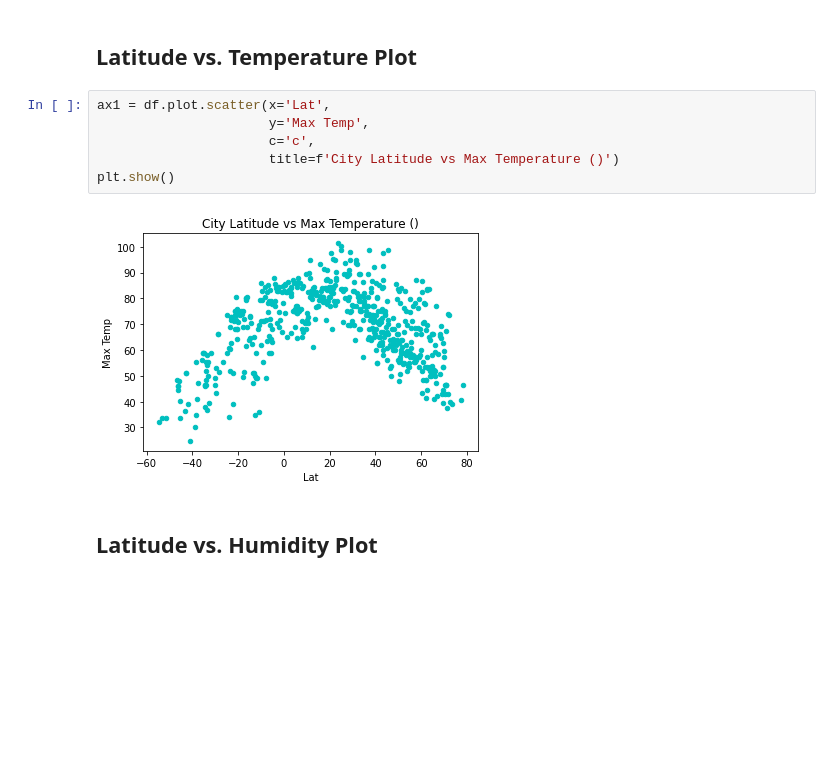
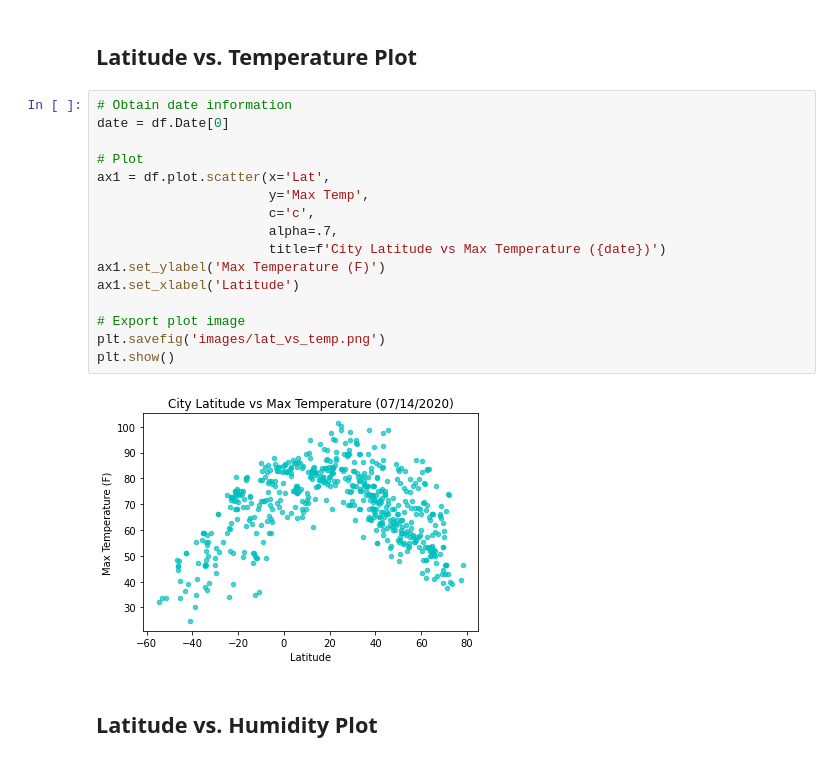
Before and after one commit to szerpa17/API-Challenge, a Jupyter notebook: WeatherPy/WeatherPy.ipynb, the cells around one changed output. Cells and saved outputs as stored; diff of their text form; blank space fills up the shorter version.

Commit message:
created linear regression functions and added plots

```diff
--- a/WeatherPy/WeatherPy.ipynb
+++ b/WeatherPy/WeatherPy.ipynb
@@ -223,12 +223,22 @@ index_list
 # %% [markdown]
 ## Latitude vs. Temperature Plot
 # %%
+# Obtain date information
+date = df.Date[0]
+
+# Plot
 ax1 = df.plot.scatter(x='Lat',
                       y='Max Temp',
                       c='c',
-                      title=f'City Latitude vs Max Temperature ()')
+                      alpha=.7,
+                      title=f'City Latitude vs Max Temperature ({date})')
+ax1.set_ylabel('Max Temperature (F)')
+ax1.set_xlabel('Latitude')
+
+# Export plot image
+plt.savefig('images/lat_vs_temp.png')
 plt.show()
 # %% [output]
-[figure, old version]
+[figure, new version]
 # %% [markdown]
 ## Latitude vs. Humidity Plot
```
Also changed, not shown: parts of 14 cells of this notebook, 4 other files.
